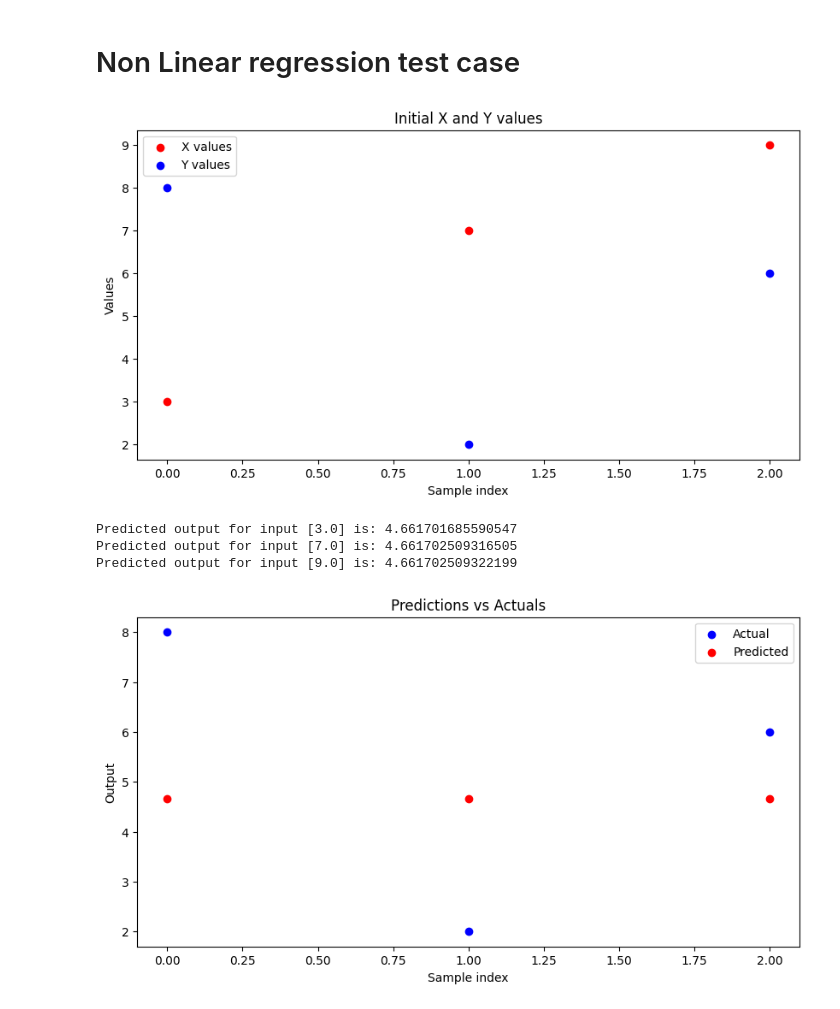
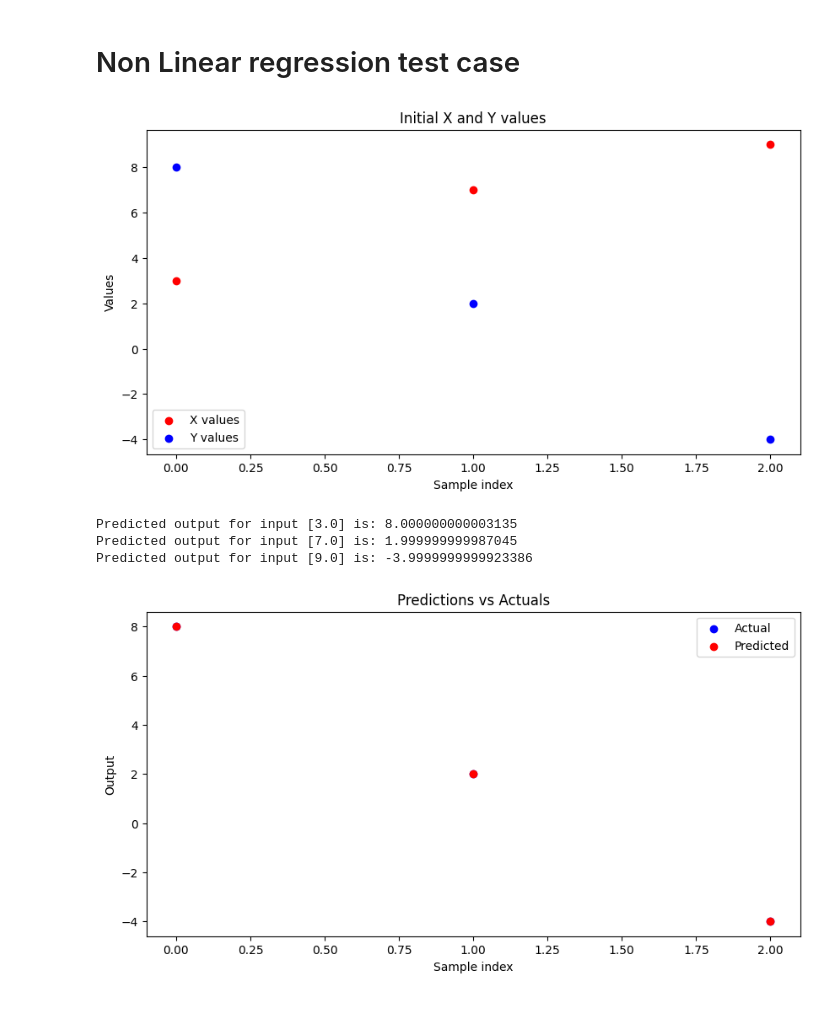
Before and after one commit to AmirDhouib2001/IABD3.PA, a Jupyter notebook: src/Rapport Interactif.ipynb, the cells around one changed output. Cells and saved outputs as stored; diff of their text form; code cells hidden in the pictures.

```diff
--- a/src/Rapport Interactif.ipynb
+++ b/src/Rapport Interactif.ipynb
@@ -152,27 +152,27 @@ Predicted output for input [7.0] is: 2.2341857020801683
 # %%
 X = [
     [3.0],
     [7.0],
     [9.0],
 ]
 
 Y = [
     [8.0],
     [2.0],
-    [6.0],
+    [-4.0],
 ]
 layers = (c_int64 * 3)(1, 3, 1)
 mlp_instance = create_mlp(layers, 3)
 
 flat_X, flat_Y = convert_to_ctypes(X, Y)
 convert_to_ctypes(X,Y)
 train(mlp_instance, flat_X, len(X), len(X[0]), flat_Y, 1, 0.1, 1000000, False)
 plot_initial_values(X,Y)
 plot_predictions_vs_actuals(X,Y,mlp_instance,False)
 destroy_mlp(mlp_instance)
 # %% [output]
-[figure, old version]
+[figure, new version]
-Predicted output for input [3.0] is: 4.661701685590547
-Predicted output for input [7.0] is: 4.661702509316505
-Predicted output for input [9.0] is: 4.661702509322199
+Predicted output for input [3.0] is: 8.000000000003135
+Predicted output for input [7.0] is: 1.999999999987045
+Predicted output for input [9.0] is: -3.9999999999923386
-[figure, old version]
+[figure, new version]
```
Also changed, not shown: parts of 3 cells of this notebook, 6 other files.
